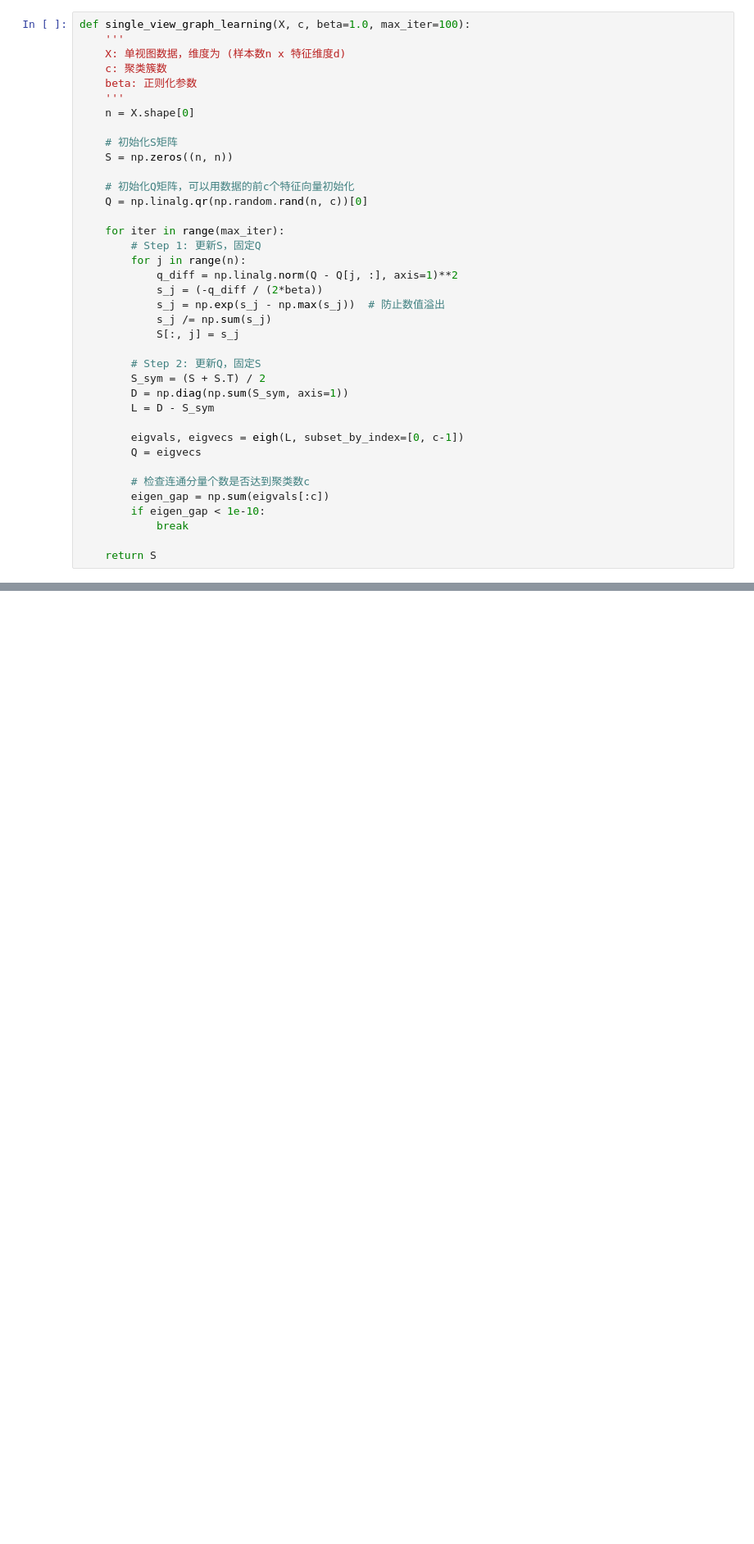
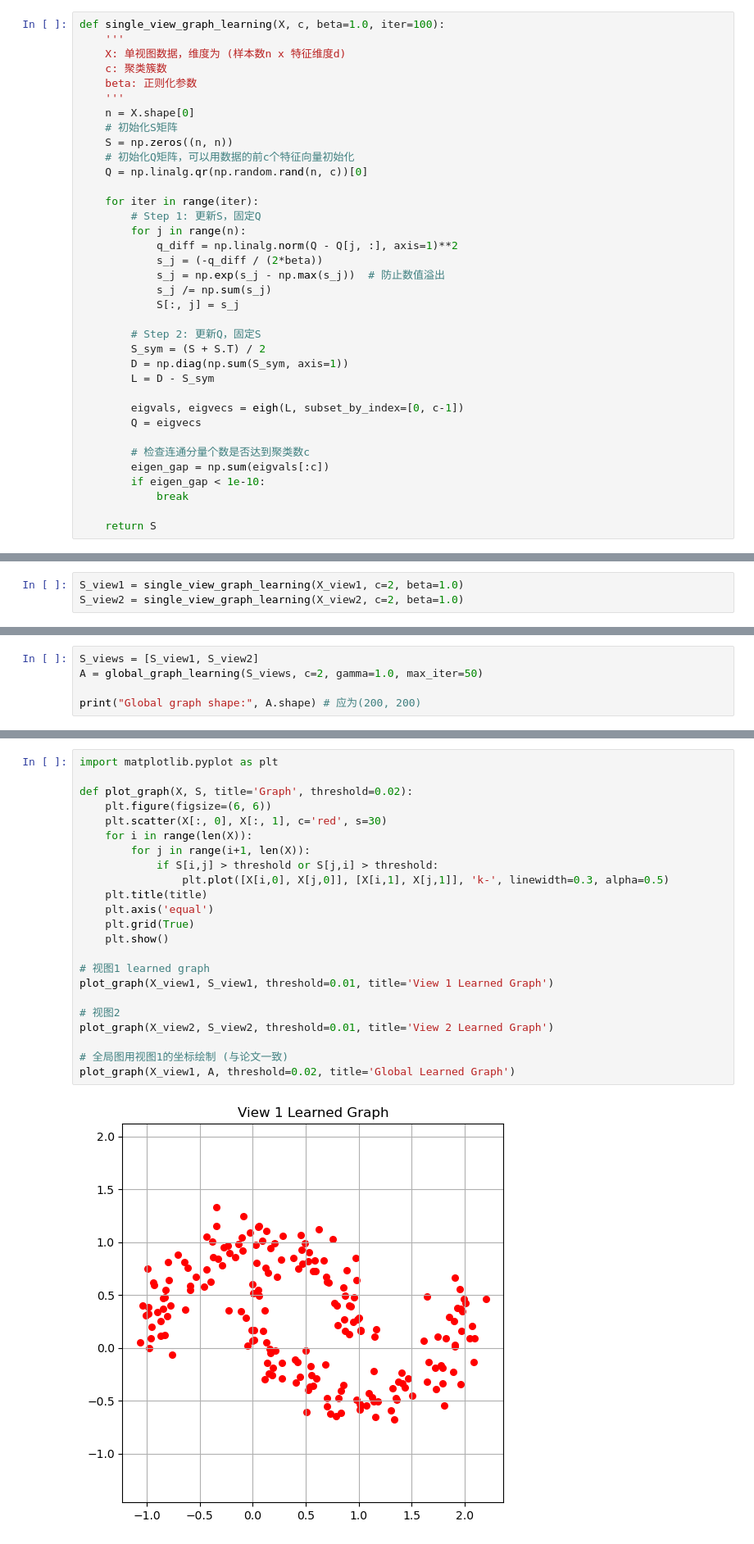
Before and after one commit to Onlycost15yens/COMP7404_group_project, a Jupyter notebook: Longxun/ylxalgo.ipynb, the cells around one changed output, grey strips where cells are left out. Shown: that part at 82% size. Cells and saved outputs as stored; diff of their text form; blank space fills up the shorter version.

```diff
--- a/Longxun/ylxalgo.ipynb
+++ b/Longxun/ylxalgo.ipynb
@@ -4,19 +36,17 @@ from scipy.linalg import eigh
 # %%
-def single_view_graph_learning(X, c, beta=1.0, max_iter=100):
+def single_view_graph_learning(X, c, beta=1.0, iter=100):
     '''
     X: 单视图数据，维度为 (样本数n x 特征维度d)
     c: 聚类簇数
     beta: 正则化参数
     '''
     n = X.shape[0]
-
     # 初始化S矩阵
     S = np.zeros((n, n))
-
     # 初始化Q矩阵，可以用数据的前c个特征向量初始化
     Q = np.linalg.qr(np.random.rand(n, c))[0]
 
-    for iter in range(max_iter):
+    for iter in range(iter):
         # Step 1: 更新S，固定Q
         for j in range(n):
             q_diff = np.linalg.norm(Q - Q[j, :], axis=1)**2
@@ -41,0 +170,3 @@ def single_view_graph_learning(X, c, beta=1.0, max_iter=100):
+# %%
+S_view1 = single_view_graph_learning(X_view1, c=2, beta=1.0)
+S_view2 = single_view_graph_learning(X_view2, c=2, beta=1.0)
@@ -41,0 +177,5 @@ def single_view_graph_learning(X, c, beta=1.0, max_iter=100):
+# %%
+S_views = [S_view1, S_view2]
+A = global_graph_learning(S_views, c=2, gamma=1.0, max_iter=50)
+
+print("Global graph shape:", A.shape) # 应为(200, 200)
@@ -41,0 +234,25 @@ def single_view_graph_learning(X, c, beta=1.0, max_iter=100):
+# %%
+import matplotlib.pyplot as plt
+
+def plot_graph(X, S, title='Graph', threshold=0.02):
+    plt.figure(figsize=(6, 6))
+    plt.scatter(X[:, 0], X[:, 1], c='red', s=30)
+    for i in range(len(X)):
+        for j in range(i+1, len(X)):
+            if S[i,j] > threshold or S[j,i] > threshold:
+                plt.plot([X[i,0], X[j,0]], [X[i,1], X[j,1]], 'k-', linewidth=0.3, alpha=0.5)
+    plt.title(title)
+    plt.axis('equal')
+    plt.grid(True)
+    plt.show()
+
+# 视图1 learned graph
+plot_graph(X_view1, S_view1, threshold=0.01, title='View 1 Learned Graph')
+
+# 视图2
+plot_graph(X_view2, S_view2, threshold=0.01, title='View 2 Learned Graph')
+
+# 全局图用视图1的坐标绘制 (与论文一致)
+plot_graph(X_view1, A, threshold=0.02, title='Global Learned Graph')
+# %% [output]
+[figure, added]
```
Also changed, not shown: parts of 12 cells of this notebook.
